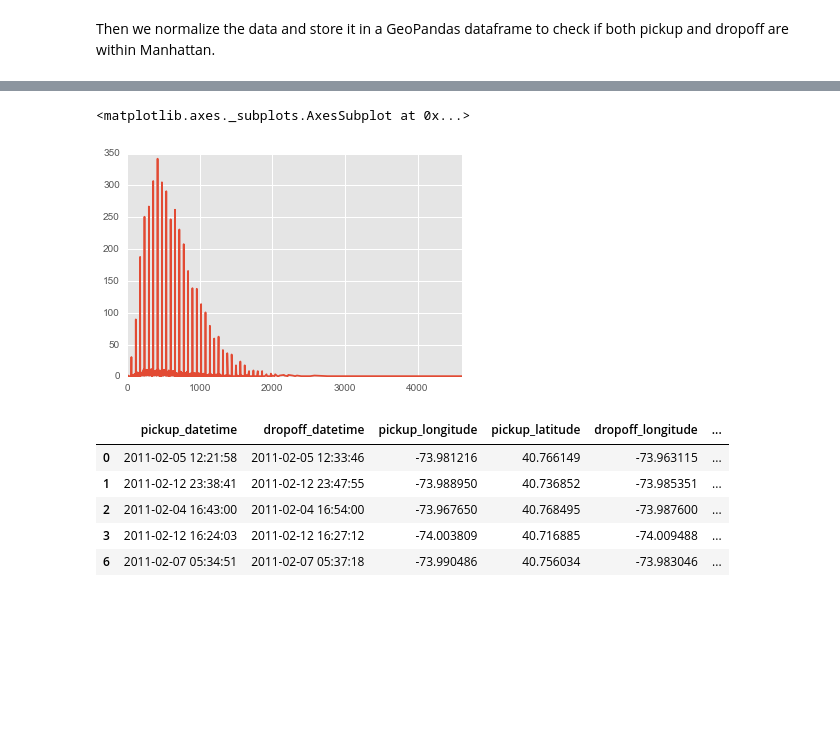
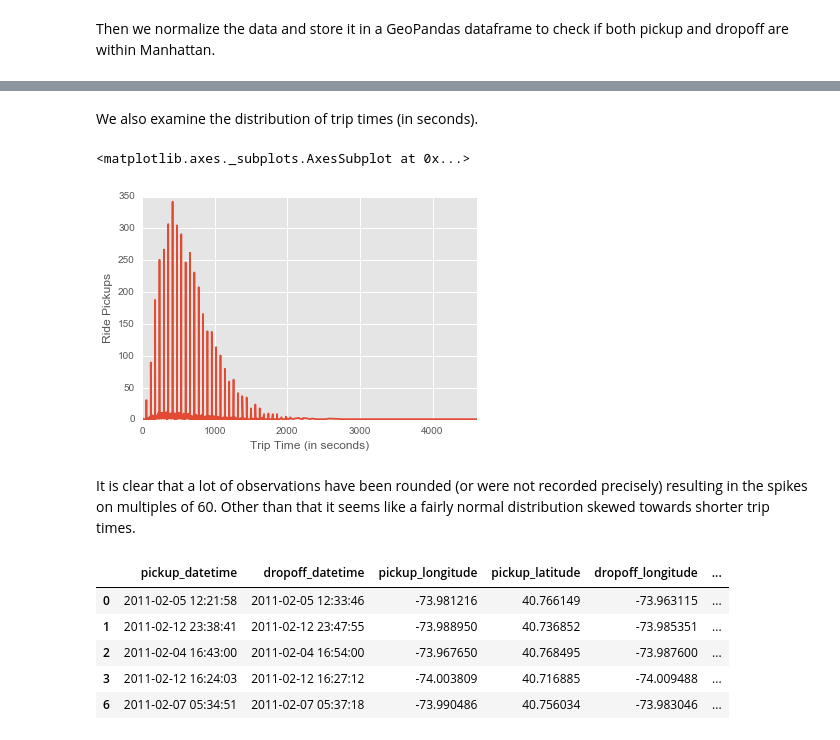
Before and after one commit to dhruvcmu/practicaldatascience, a Jupyter notebook: Final_Report.ipynb, the cells around one changed output, grey strips where cells are left out. Drawn from its saved outputs; the diff is of its cells as text; code cells hidden in the pictures; blank space fills up the shorter version.

```diff
--- a/Final_Report.ipynb
+++ b/Final_Report.ipynb
@@ -472,11 +498,17 @@ pickNdrop['day_feature'] = normalize_pos_col(pickNdrop['pickup_datetime'].apply(
 # %%
 pickNdrop['manhattan_distance'] = 2.47*pickNdrop['latitudeDiff']+pickNdrop['longitudeDiff']
 pickNdrop['manhattan_distance'] = normalize_pos_col(pickNdrop['manhattan_distance'])
-# %%
-pickNdrop['tripTime'].value_counts().sort_index().plot()
-# %% [output]
-<matplotlib.axes._subplots.AxesSubplot at 0x...>
-[figure, removed]
+# %% [markdown]
+We also examine the distribution of trip times (in seconds).
+# %%
+plt.xlabel('Trip Time (in seconds)')
+plt.ylabel('Ride Pickups')
+pickNdrop['tripTime'].value_counts().sort_index().plot()
+# %% [output]
+<matplotlib.axes._subplots.AxesSubplot at 0x...>
+[figure, added]
+# %% [markdown]
+It is clear that a lot of observations have been rounded (or were not recorded precisely) resulting in the spikes on multiples of 60. Other than that it seems like a fairly normal distribution skewed towards shorter trip times.
 # %%
 pickNdrop.head()
 # %% [output]
```
Also changed, not shown: parts of 26 cells of this notebook, 5 other files.
